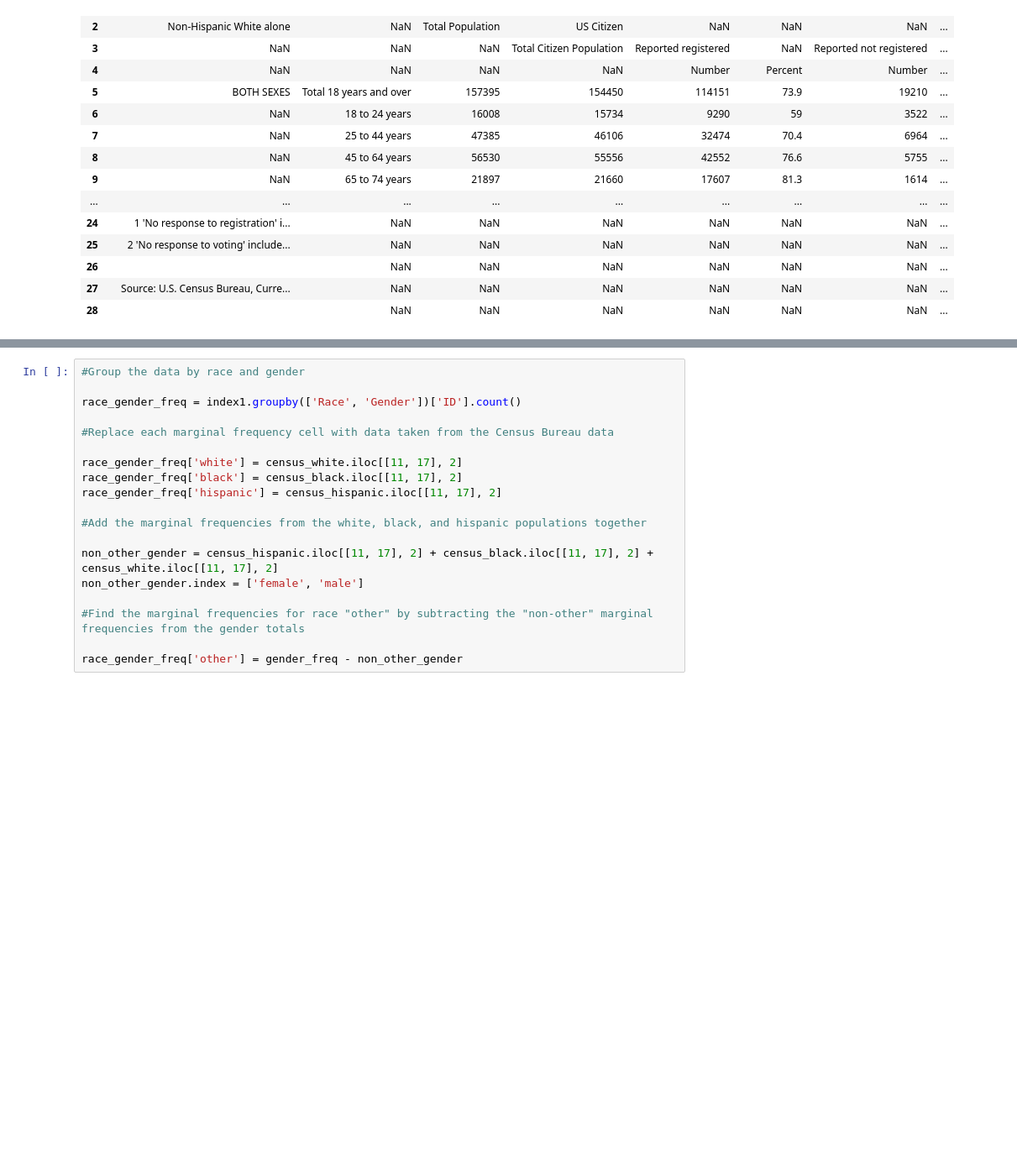
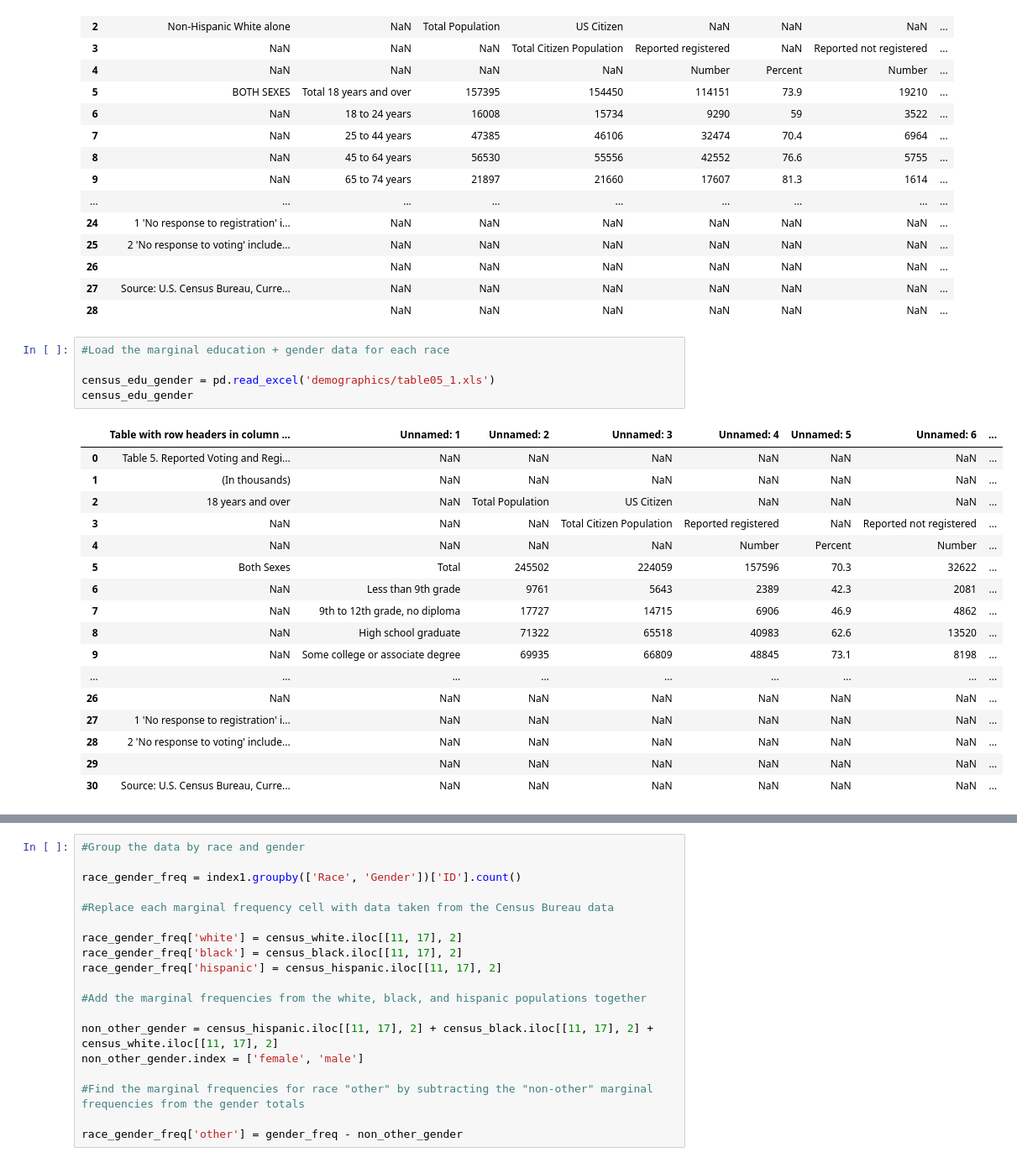
Before and after one commit to wl2522/MSR2, a Jupyter notebook: raking.ipynb, the cells around one changed output, grey strips where cells are left out. Shown at 84% size. Drawn from its saved outputs; the diff is of its cells as text; blank space fills up the shorter version.

```diff
--- a/raking.ipynb
+++ b/raking.ipynb
@@ -229,6 +230,29 @@ census_white
 | 26 |  | NaN | NaN | NaN | NaN | NaN | NaN | ... |
 | 27 | Source: U.S. Census Bureau, Curre... | NaN | NaN | NaN | NaN | NaN | NaN | ... |
 | 28 |  | NaN | NaN | NaN | NaN | NaN | NaN | ... |
+# %%
+#Load the marginal education + gender data for each race
+
+census_edu_gender = pd.read_excel('demographics/table05_1.xls')
+census_edu_gender
+# %% [output]
+|  | Table with row headers in column ... | Unnamed: 1 | Unnamed: 2 | Unnamed: 3 | Unnamed: 4 | Unnamed: 5 | Unnamed: 6 | ... |
+| 0 | Table 5. Reported Voting and Regi... | NaN | NaN | NaN | NaN | NaN | NaN | ... |
+| 1 | (In thousands) | NaN | NaN | NaN | NaN | NaN | NaN | ... |
+| 2 | 18 years and over | NaN | Total Population | US Citizen | NaN | NaN | NaN | ... |
+| 3 | NaN | NaN | NaN | Total Citizen Population | Reported registered | NaN | Reported not registered | ... |
+| 4 | NaN | NaN | NaN | NaN | Number | Percent | Number | ... |
+| 5 | Both Sexes | Total | 245502 | 224059 | 157596 | 70.3 | 32622 | ... |
+| 6 | NaN | Less than 9th grade | 9761 | 5643 | 2389 | 42.3 | 2081 | ... |
+| 7 | NaN | 9th to 12th grade, no diploma | 17727 | 14715 | 6906 | 46.9 | 4862 | ... |
+| 8 | NaN | High school graduate | 71322 | 65518 | 40983 | 62.6 | 13520 | ... |
+| 9 | NaN | Some college or associate degree | 69935 | 66809 | 48845 | 73.1 | 8198 | ... |
+| ... | ... | ... | ... | ... | ... | ... | ... | ... |
+| 26 | NaN | NaN | NaN | NaN | NaN | NaN | NaN | ... |
+| 27 | 1 'No response to registration' i... | NaN | NaN | NaN | NaN | NaN | NaN | ... |
+| 28 | 2 'No response to voting' include... | NaN | NaN | NaN | NaN | NaN | NaN | ... |
+| 29 |  | NaN | NaN | NaN | NaN | NaN | NaN | ... |
+| 30 | Source: U.S. Census Bureau, Curre... | NaN | NaN | NaN | NaN | NaN | NaN | ... |
 # %%
 #Calculate the frequencies for gender, race, and age
 
```
Also changed, not shown: parts of 6 cells of this notebook, 1 other file.
